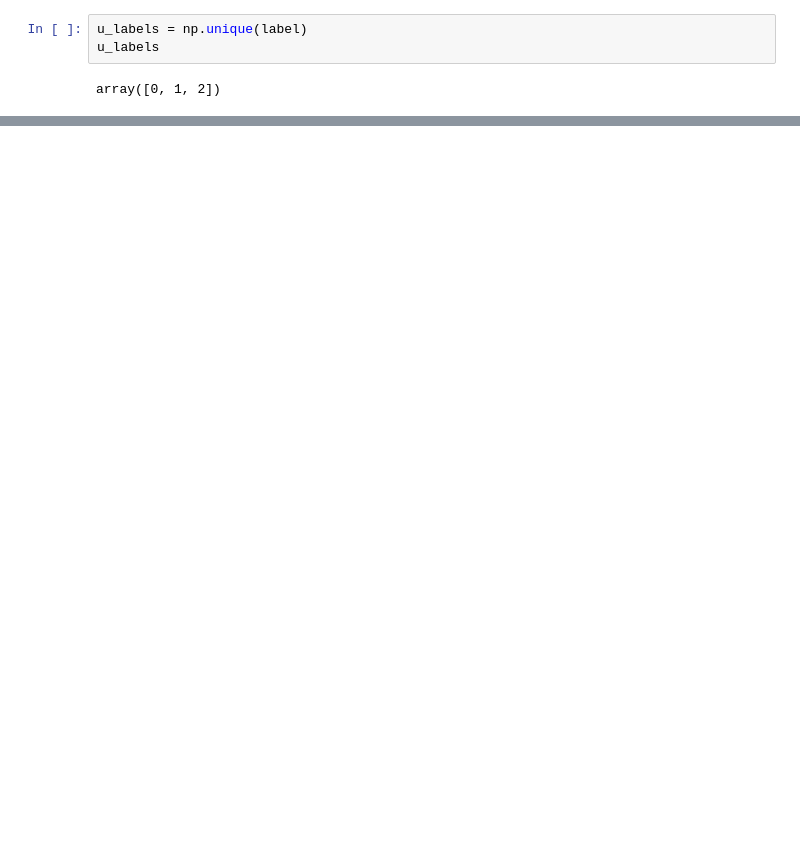
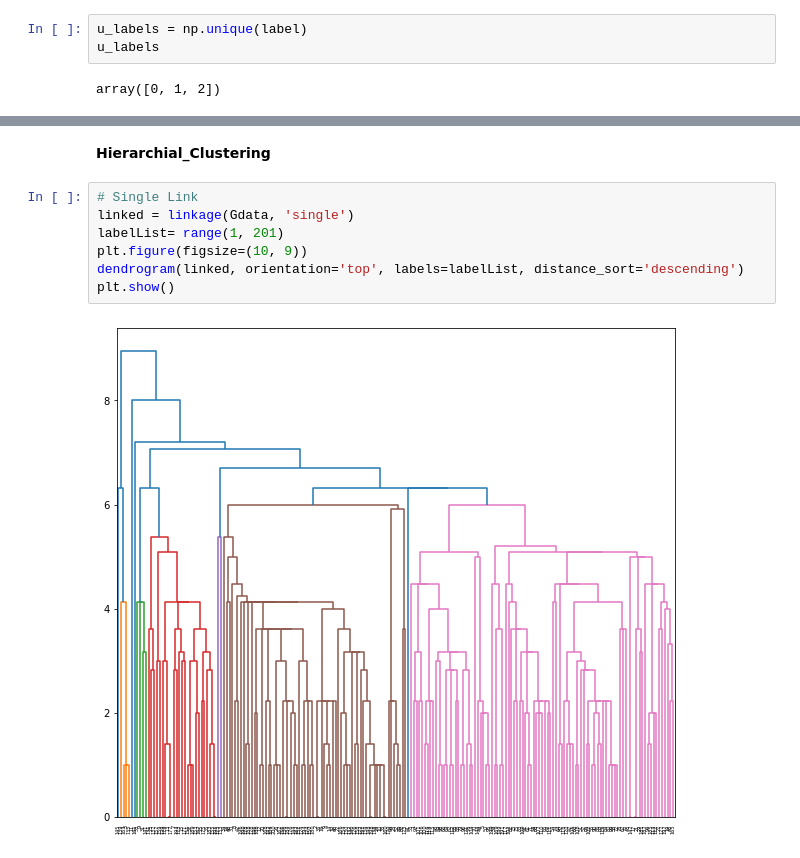
Before and after one commit to mukkatharun/clustering_techniques, a Jupyter notebook: clustering_techniques.ipynb, the cells around one changed output, grey strips where cells are left out. Drawn from its saved outputs; the diff is of its cells as text; blank space fills up the shorter version.

```diff
--- a/clustering_techniques.ipynb
+++ b/clustering_techniques.ipynb
@@ -151,0 +199,11 @@ plt.show()
+# %% [markdown]
+**Hierarchial_Clustering**
+# %%
+# Single Link
+linked = linkage(Gdata, 'single')
+labelList= range(1, 201)
+plt.figure(figsize=(10, 9))
+dendrogram(linked, orientation='top', labels=labelList, distance_sort='descending')
+plt.show()
+# %% [output]
+[figure, added]
```
Also changed, not shown: parts of 16 cells of this notebook.
